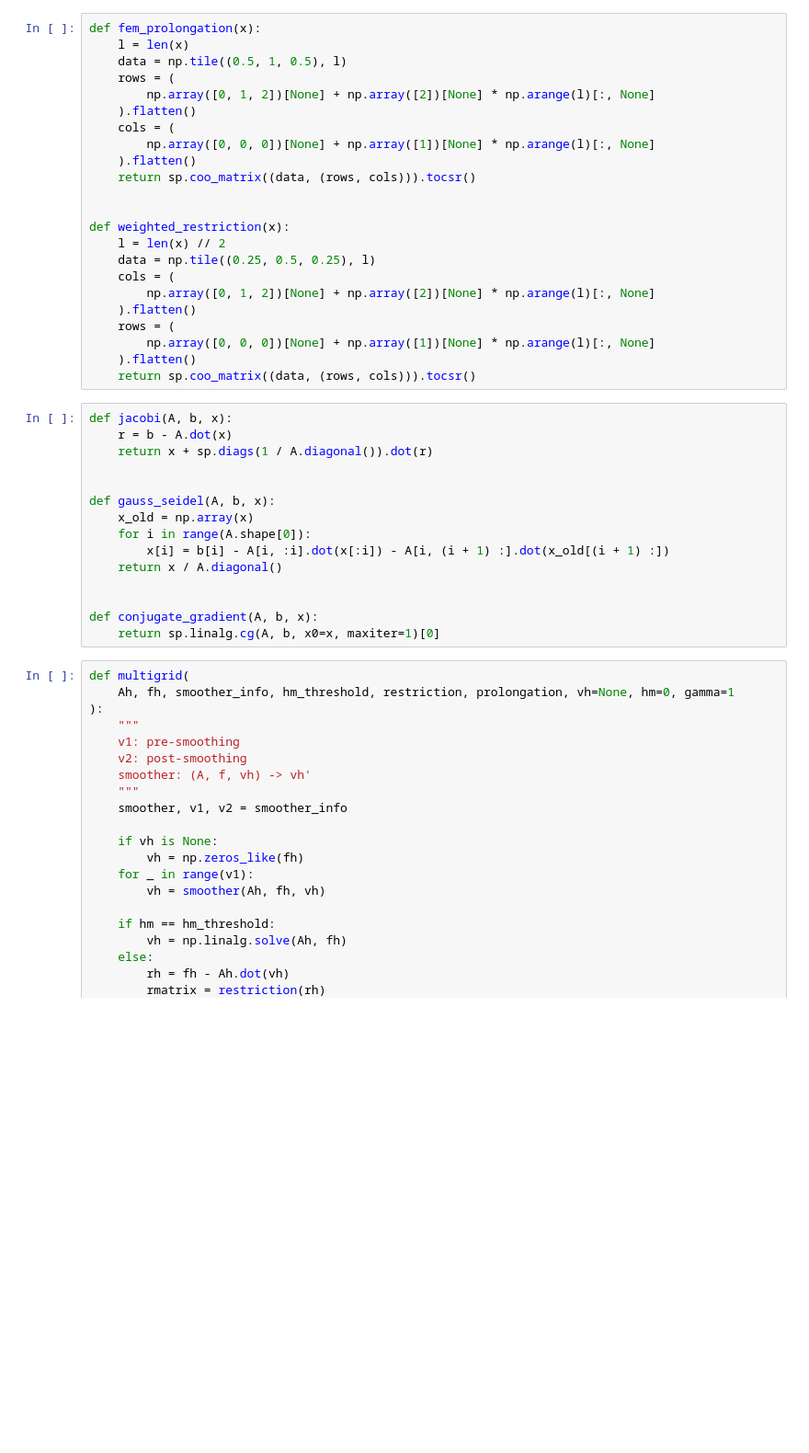
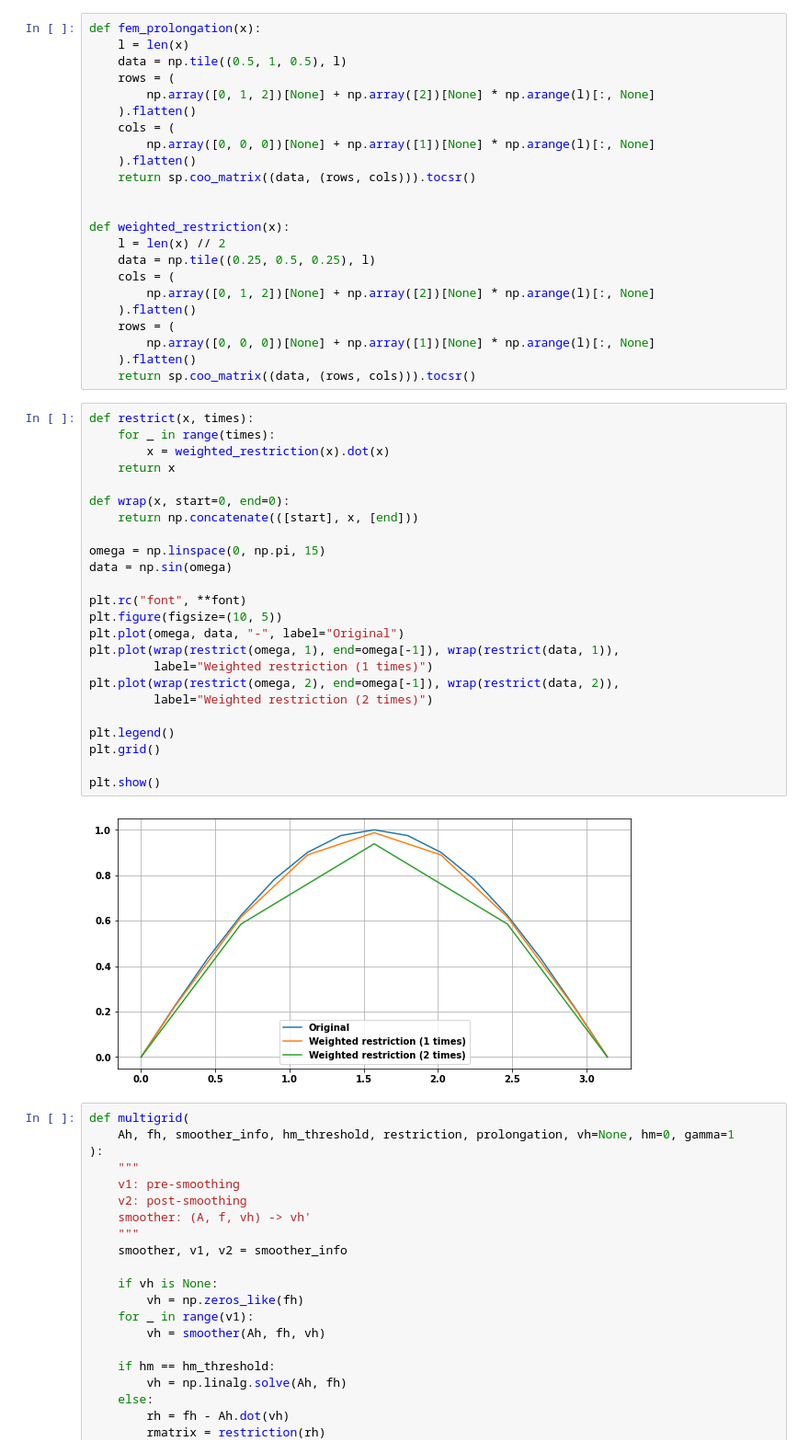
Before and after one commit to fandreuz/multigrid-pde, a Jupyter notebook: multigrid.ipynb, the cells around one changed output. Shown at 92% size. Drawn from its saved outputs; the diff is of its cells as text; blank space fills up the shorter version.

```diff
--- a/multigrid.ipynb
+++ b/multigrid.ipynb
@@ -37,21 +78,32 @@ def weighted_restriction(x):
         np.array([0, 0, 0])[None] + np.array([1])[None] * np.arange(l)[:, None]
     ).flatten()
     return sp.coo_matrix((data, (rows, cols))).tocsr()
-# %%
-def jacobi(A, b, x):
-    r = b - A.dot(x)
-    return x + sp.diags(1 / A.diagonal()).dot(r)
-
-
-def gauss_seidel(A, b, x):
-    x_old = np.array(x)
-    for i in range(A.shape[0]):
-        x[i] = b[i] - A[i, :i].dot(x[:i]) - A[i, (i + 1) :].dot(x_old[(i + 1) :])
-    return x / A.diagonal()
-
-
-def conjugate_gradient(A, b, x):
-    return sp.linalg.cg(A, b, x0=x, maxiter=1)[0]
+# %%
+def restrict(x, times):
+    for _ in range(times):
+        x = weighted_restriction(x).dot(x)
+    return x
+
+def wrap(x, start=0, end=0):
+    return np.concatenate(([start], x, [end]))
+
+omega = np.linspace(0, np.pi, 15)
+data = np.sin(omega)
+
+plt.rc("font", **font)
+plt.figure(figsize=(10, 5))
+plt.plot(omega, data, "-", label="Original")
+plt.plot(wrap(restrict(omega, 1), end=omega[-1]), wrap(restrict(data, 1)),
+         label="Weighted restriction (1 times)")
+plt.plot(wrap(restrict(omega, 2), end=omega[-1]), wrap(restrict(data, 2)),
+         label="Weighted restriction (2 times)")
+
+plt.legend()
+plt.grid()
+
+plt.show()
+# %% [output]
+[figure, added]
 # %%
 def multigrid(
     Ah, fh, smoother_info, hm_threshold, restriction, prolongation, vh=None, hm=0, gamma=1
```
Also changed, not shown: parts of 28 cells of this notebook.
